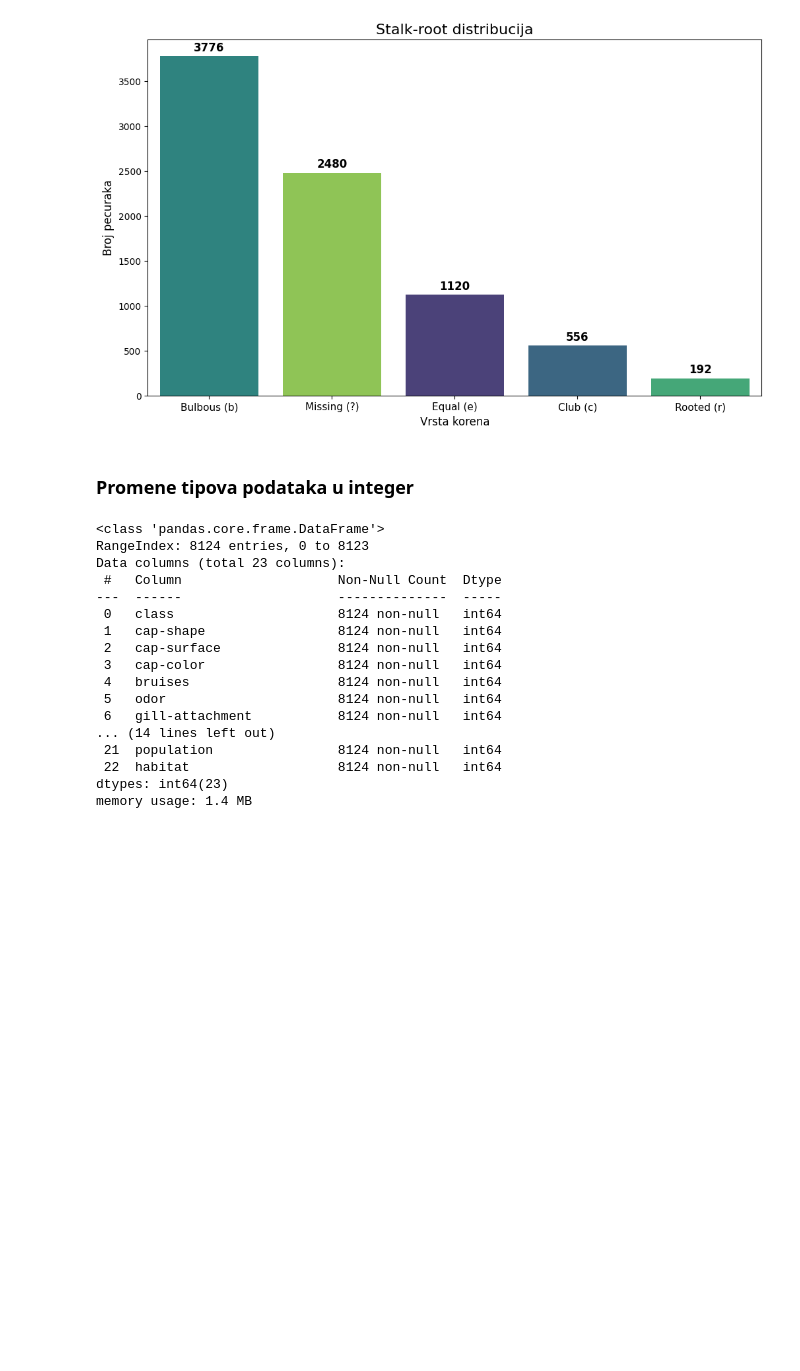
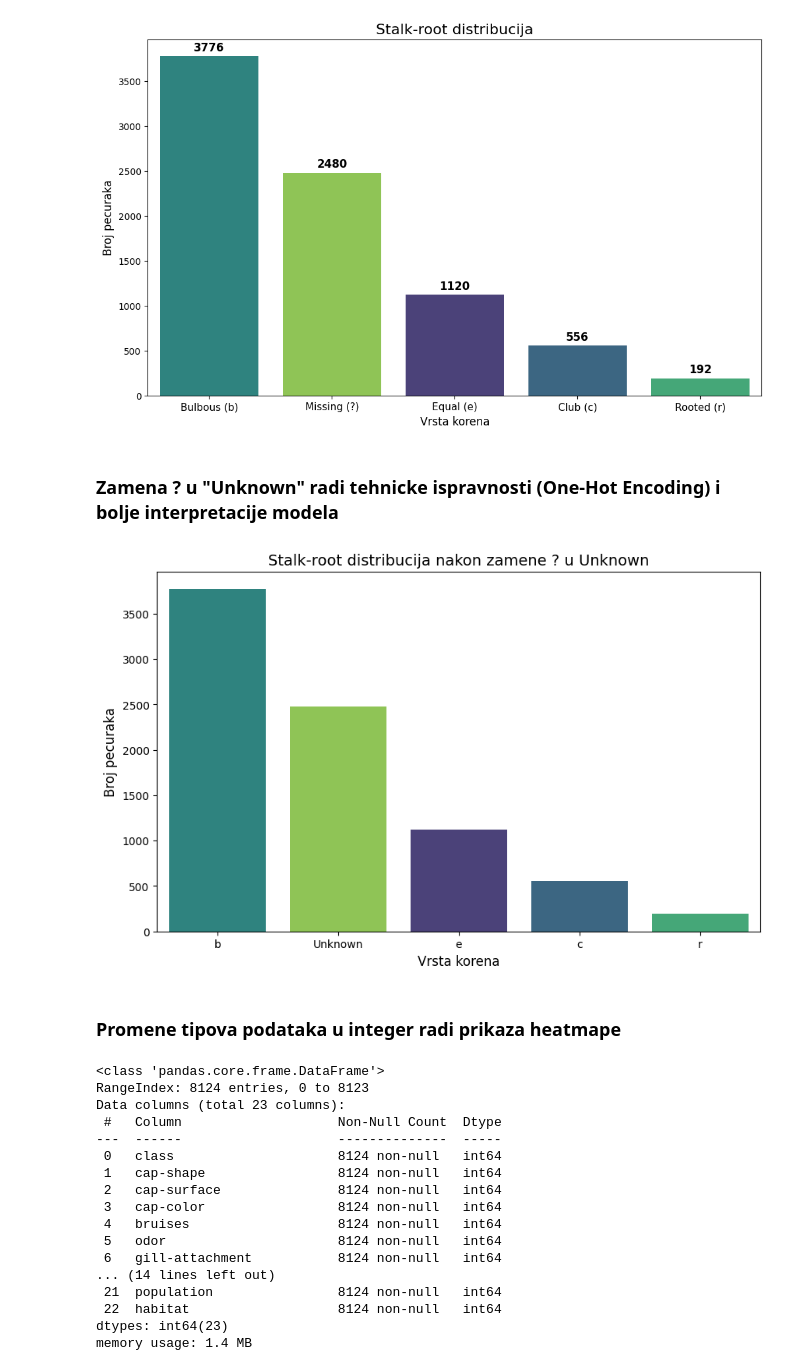
Before and after one commit to alxcek/mas-ai, a Jupyter notebook: machine_learning/01_mushroom_classification/classification.ipynb, the cells around one changed output. Saved outputs shown, nothing was run; the diff lists cells and outputs as text; code cells hidden in the pictures; blank space fills up the shorter version.

```diff
--- a/machine_learning/01_mushroom_classification/classification.ipynb
+++ b/machine_learning/01_mushroom_classification/classification.ipynb
@@ -179,6 +180,29 @@ plt.xticks(fontsize=11)
 plt.show()
 # %% [output]
 [figure]
+# %% [markdown]
+### Zamena ? u "Unknown" radi tehnicke ispravnosti (One-Hot Encoding) i bolje interpretacije modela
+# %%
+df['stalk-root'] = df['stalk-root'].replace('?', 'Unknown')
+# %%
+plt.figure(figsize=(10, 6))
+
+ax = sns.countplot(
+    x='stalk-root',
+    data=df,
+    hue='stalk-root',
+    legend=False,
+    palette='viridis',
+    order=df['stalk-root'].value_counts().index
+)
+
+plt.title('Stalk-root distribucija nakon zamene ? u Unknown', fontsize=14)
+plt.xlabel('Vrsta korena', fontsize=12)
+plt.ylabel('Broj pecuraka', fontsize=12)
+
+plt.show()
+# %% [output]
+[figure, added]
 # %% [markdown]
-### Promene tipova podataka u integer
+### Promene tipova podataka u integer radi prikaza heatmape
 # %%
```
Also changed, not shown: parts of 13 cells of this notebook.
